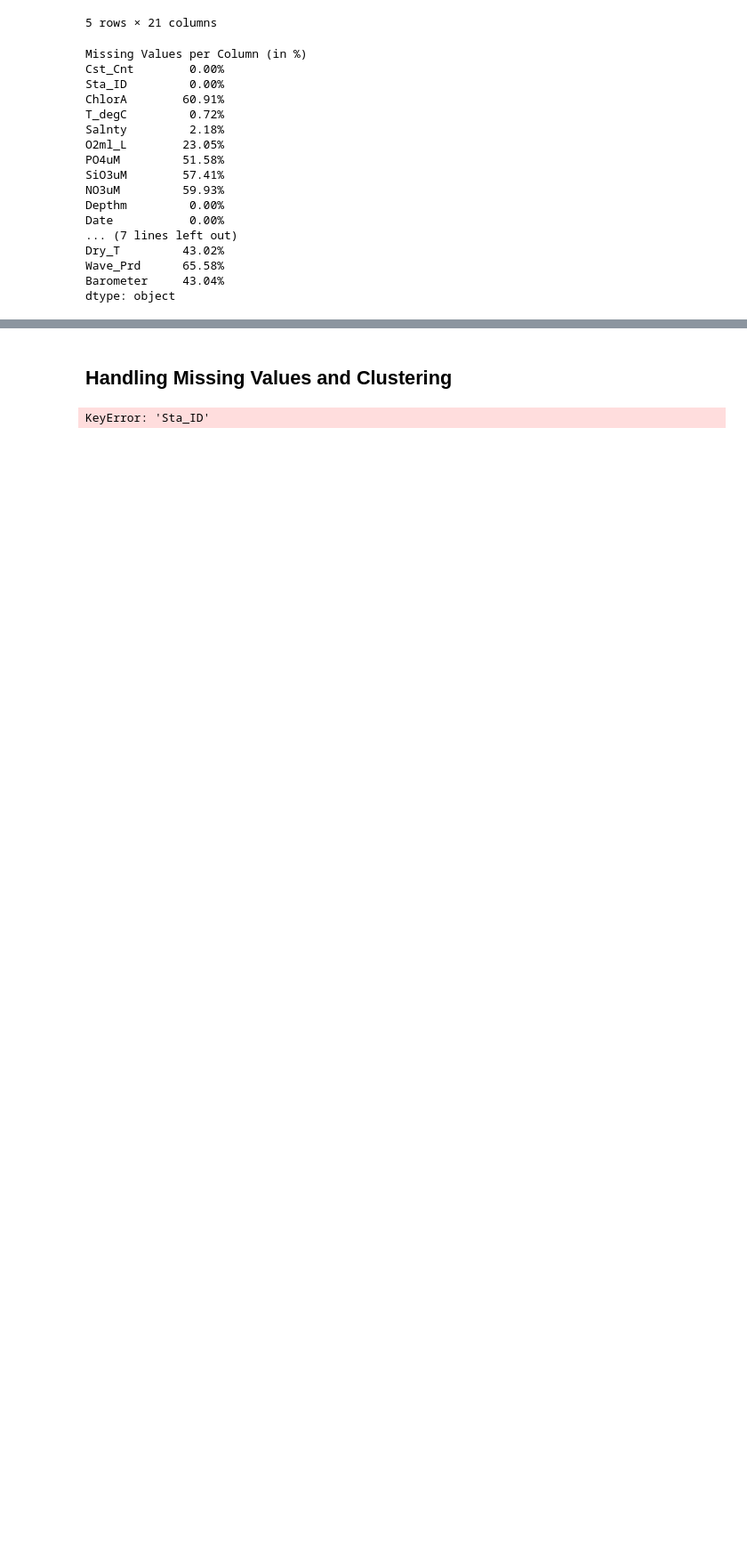
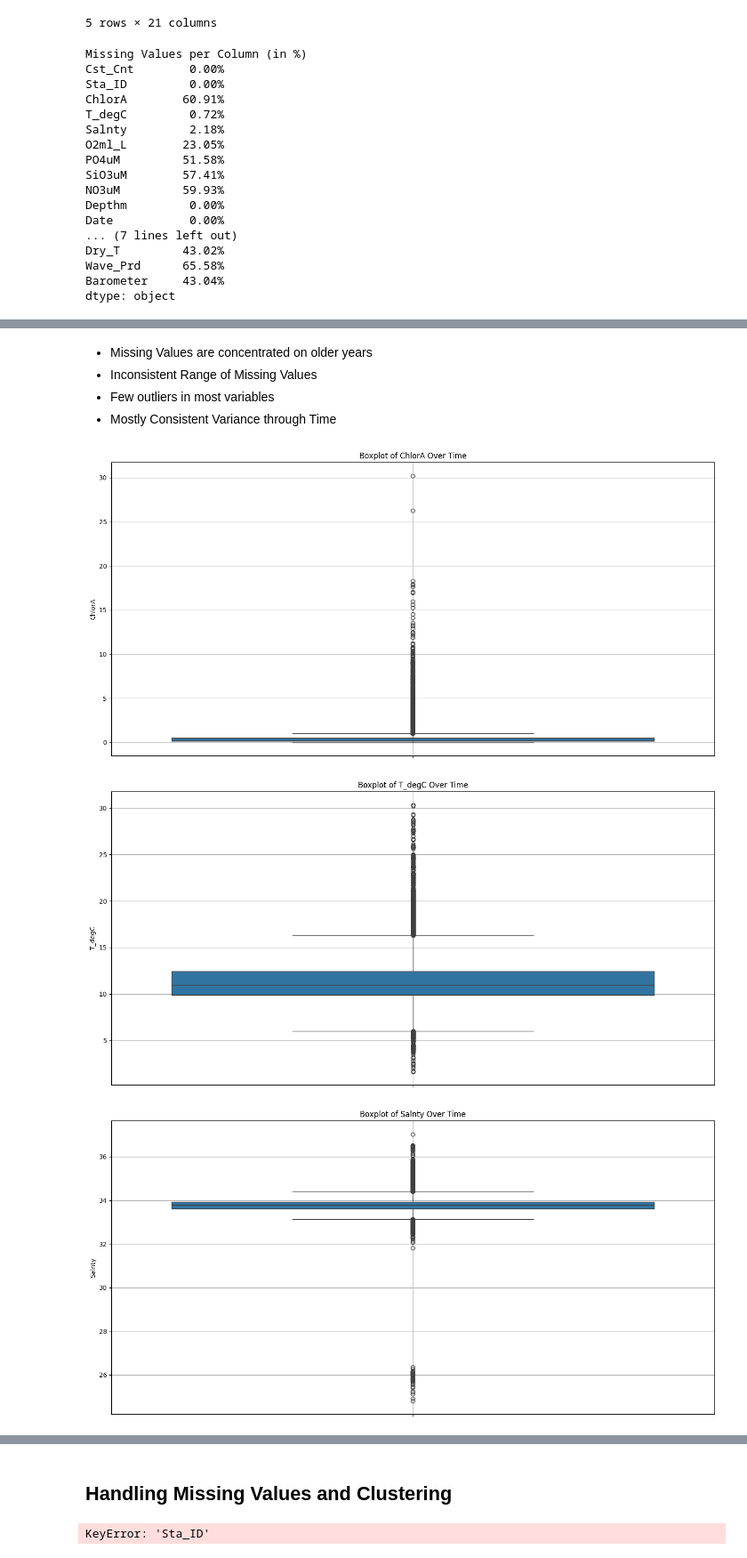
Before and after one commit to Drums180/Geoscientific_Analysis_Project, a Jupyter notebook: data_transform.ipynb, the cells around one changed output, grey strips where cells are left out. Shown at 89% size. Saved outputs shown, nothing was run; the diff lists cells and outputs as text; code cells hidden in the pictures; blank space fills up the shorter version.

```diff
--- a/data_transform.ipynb
+++ b/data_transform.ipynb
@@ -63,0 +94,27 @@ dtype: object
+# %% [markdown]
+- Missing Values are concentrated on older years
+- Inconsistent Range of Missing Values
+- Few outliers in most variables
+- Mostly Consistent Variance through Time
+# %%
+# Extract the year-month for aggregation if needed
+combined_data['YearMonth'] = combined_data['Date'].dt.to_period('M')
+
+# List of key variables to plot boxplots for
+key_variables = ['ChlorA', 'T_degC', 'Salnty', 'O2ml_L', 'PO4uM', 'SiO3uM', 'NO3uM', 'Wind_Spd', 'Wave_Ht', 'Dry_T']
+
+# Create boxplots for each key variable
+for var in key_variables:
+    if var in combined_data.columns:
+        plt.figure(figsize=(14, 7))
+        sns.boxplot(y=var, data=combined_data)
+        plt.title(f'Boxplot of {var} Over Time')
+        plt.ylabel(var)
+        plt.xticks(rotation=45, ha='right')
+        plt.grid(True)
+        plt.tight_layout()
+        plt.show()
+# %% [output]
+[figure, added]
+[figure, added]
+[figure, added]
```
Also changed, not shown: parts of 5 cells of this notebook, 1 other file.
